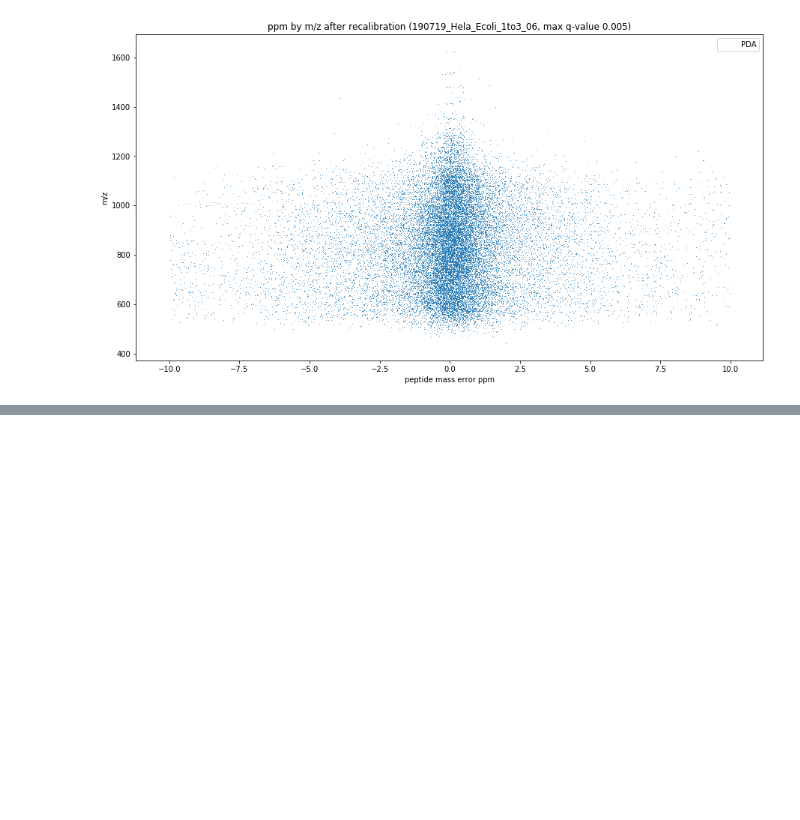
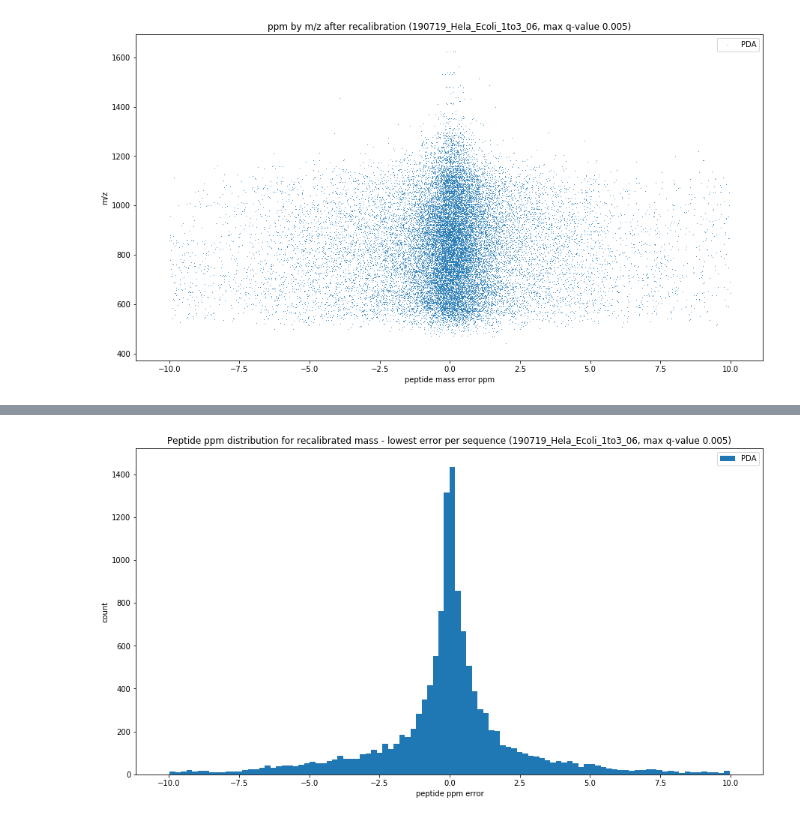
Before and after one commit to WEHI-Proteomics/tfde, a Jupyter notebook: notebooks/analyse percolator output.ipynb, the cells around one changed output, grey strips where cells are left out. Saved outputs shown, nothing was run; the diff lists cells and outputs as text; code cells hidden in the pictures; blank space fills up the shorter version.

```diff
--- a/notebooks/analyse percolator output.ipynb
+++ b/notebooks/analyse percolator output.ipynb
@@ -532,0 +586,17 @@ plt.show()
+# %%
+f, ax1 = plt.subplots()
+f.set_figheight(8)
+f.set_figwidth(15)
+
+plt.margins(0.06)
+plt.title('Peptide ppm distribution for recalibrated mass - lowest error per sequence ({}, max q-value {})'.format(mapping[file_idx_to_plot][1], MAXIMUM_Q_VALUE))
+
+bins = 100
+hist, bins, _ = plt.hist(lowest_error_per_sequence_df.mass_accuracy_ppm, bins=bins, label='PDA')
+plt.legend(loc='best')
+plt.xlabel('peptide ppm error')
+plt.ylabel('count')
+
+plt.show()
+# %% [output]
+[figure, added]
```
Also changed, not shown: parts of 4 cells of this notebook.
